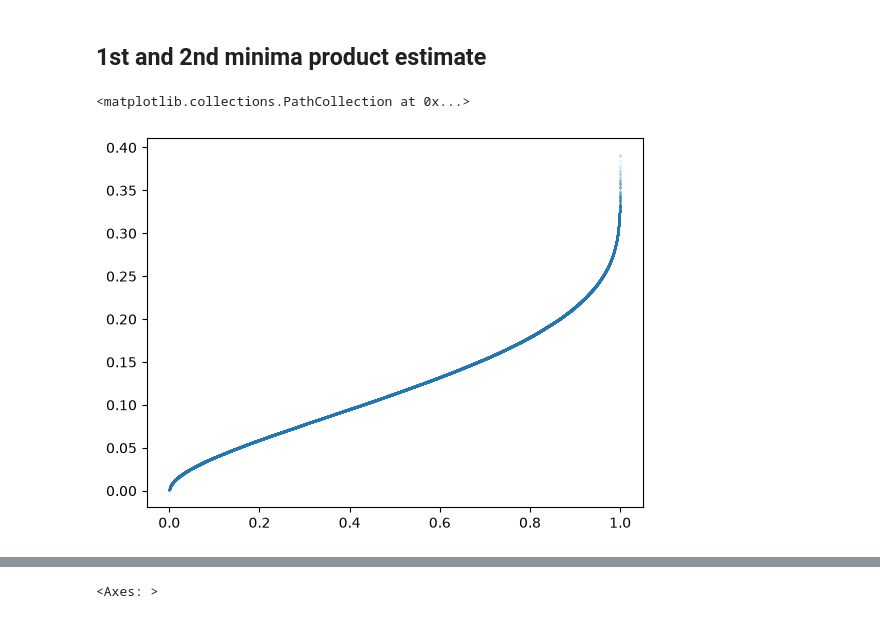
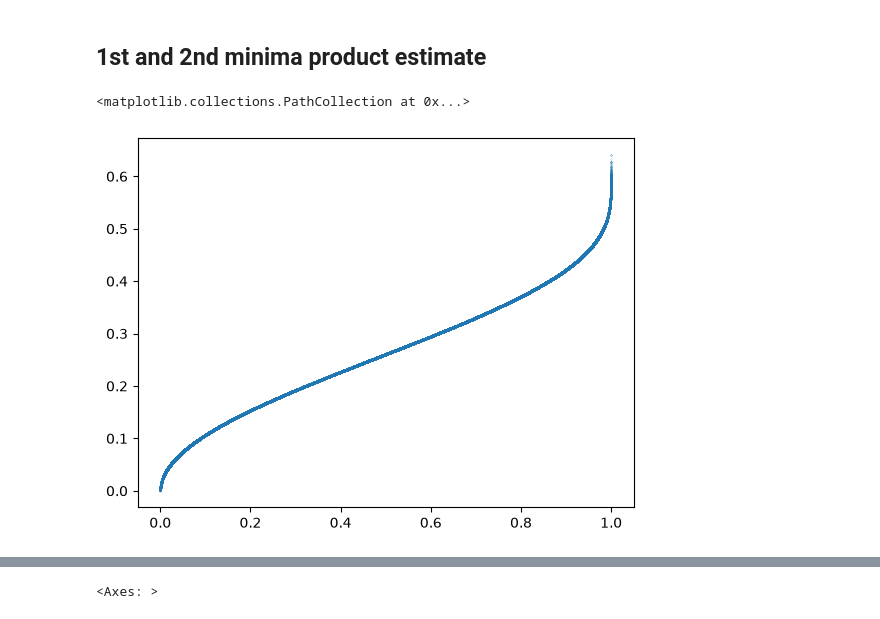
Before and after one commit to giacomoborin/odd-degree, a Jupyter notebook: analyze-birandom.ipynb, the cells around one changed output, grey strips where cells are left out. Cells and saved outputs as stored; diff of their text form; code cells hidden in the pictures.

```diff
--- a/analyze-birandom.ipynb
+++ b/analyze-birandom.ipynb
@@ -242,12 +398,13 @@ plt.show()
 # %% [markdown]
 ## 1st and 2nd minima product estimate
 # %%
-d = (df["I1"]*df["I2"]).to_numpy()
+# d = (df["I1"]*df["I2"]).to_numpy()
+d = (df["I1"]).to_numpy()
 n = len(d)
 x = np.sort(d)
 plt.scatter(np.arange(n)/n, x, s = 0.01)
 # %% [output]
 <matplotlib.collections.PathCollection at 0x...>
-[figure, old version]
+[figure, new version]
 # %%
 # x values from 0 to max(d)
```
Also changed, not shown: parts of 32 cells of this notebook.
